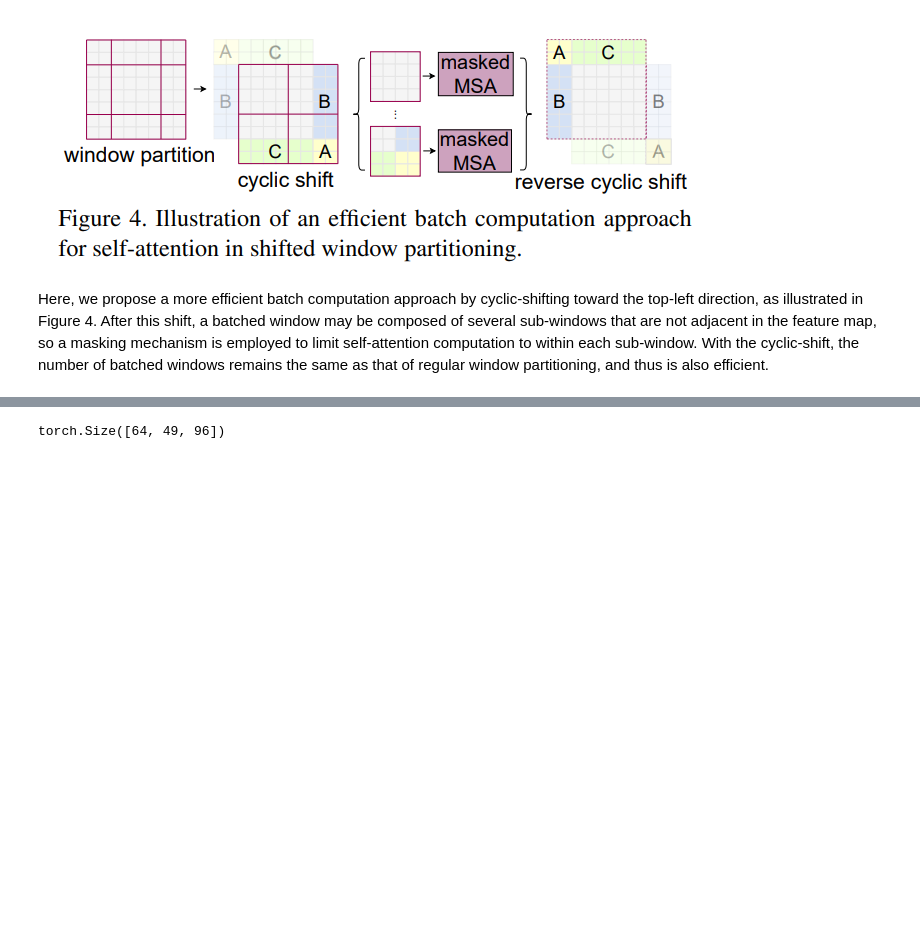
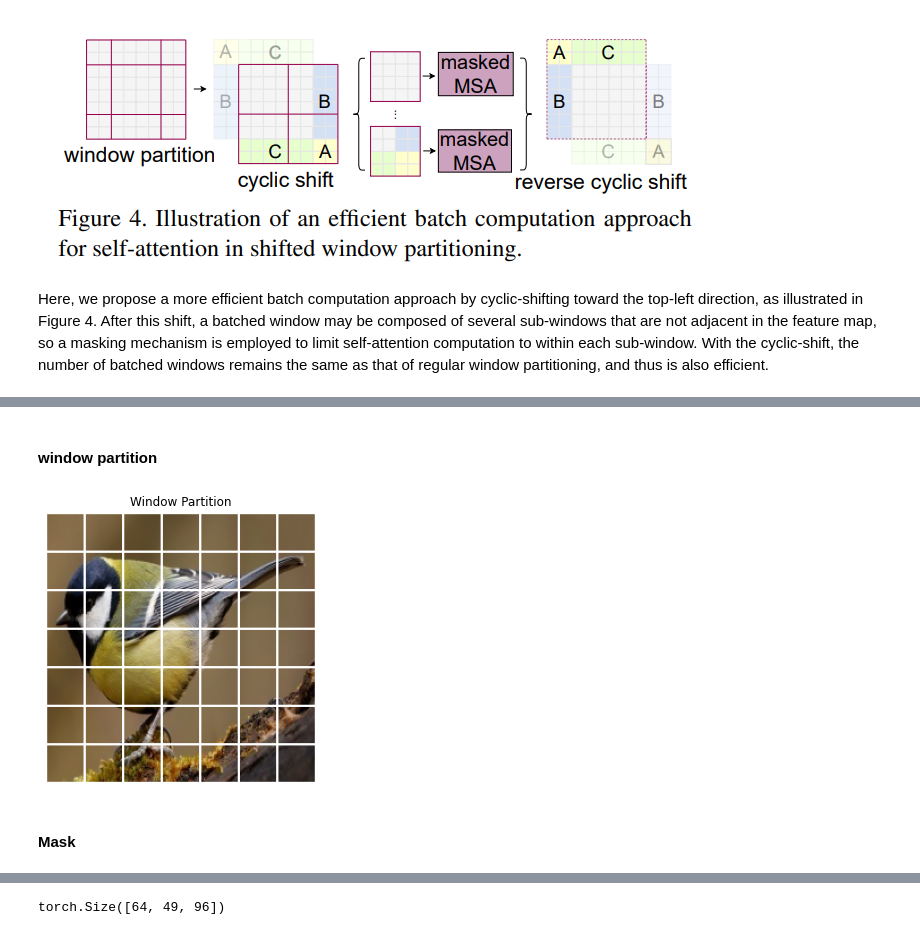
Before and after one commit to MINED30/MODELING, a Jupyter notebook: Swin_Transformer.ipynb, the cells around one changed output, grey strips where cells are left out. Cells and saved outputs as stored; diff of their text form; code cells hidden in the pictures; blank space fills up the shorter version.

```diff
--- a/Swin_Transformer.ipynb
+++ b/Swin_Transformer.ipynb
@@ -304,0 +403,21 @@ thus is also efficient.
+# %% [markdown]
+#### window partition
+# %%
+window_size=7
+img_size=224
+patches_in_window = img_size//window_size
+
+x = images[0:1].permute(0,2,3,1)
+B, H, W, C = x.shape
+x = x.view(B, H // patches_in_window, patches_in_window, W // patches_in_window, patches_in_window, C)
+windows = x.permute(0, 1, 3, 2, 4, 5).contiguous().view(-1, patches_in_window, patches_in_window, C)
+
+plt.figure(figsize=(5,5))
+plt.title("Window Partition")
+plt.imshow(make_grid(windows.permute(0,3,1,2), int(windows.shape[0]**0.5),pad_value=1).permute(1,2,0))
+plt.axis('off')
+plt.show()
+# %% [output]
+[figure, added]
+# %% [markdown]
+#### Mask
```
Also changed, not shown: parts of 20 cells of this notebook.
